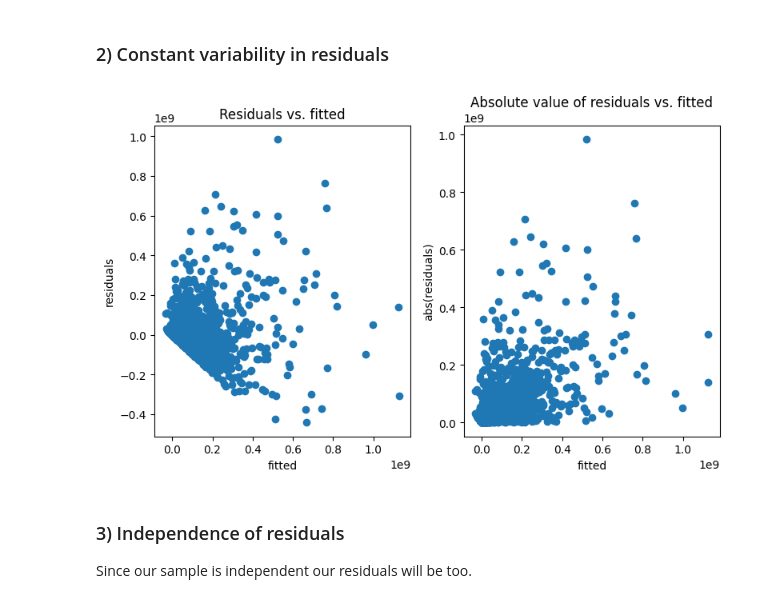
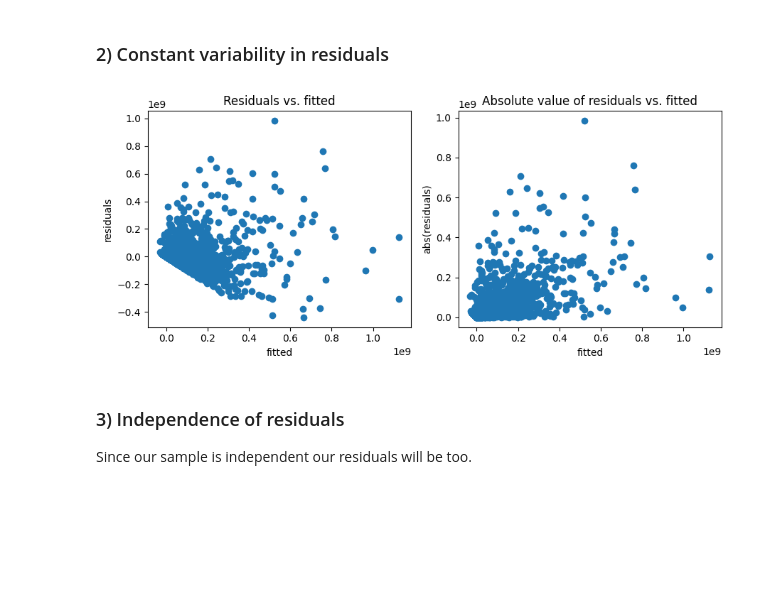
Before and after one commit to WatchmeDoc/MEM264-Applied-Statistics, a Jupyter notebook: analysis/multiple_regression.ipynb, the cells around one changed output. Saved outputs shown, nothing was run; the diff lists cells and outputs as text; code cells hidden in the pictures; blank space fills up the shorter version.

Commit message:
report and some plot changes

```diff
--- a/analysis/multiple_regression.ipynb
+++ b/analysis/multiple_regression.ipynb
@@ -150,25 +150,25 @@ plt.show()
 # %%
 abs_residuals = abs(residuals)
 
-plt.figure(figsize=(8,5))
+plt.figure(figsize=(9,4))
 
 plt.subplot(1,2,1)
 plt.scatter(y_hat, residuals)
 plt.xlabel('fitted')
 plt.ylabel('residuals')
 plt.title('Residuals vs. fitted')
 plt.tight_layout()
 
 plt.subplot(1,2,2)
 plt.scatter(y_hat, abs_residuals)
 plt.xlabel('fitted')
 plt.ylabel('abs(residuals)')
 plt.title('Absolute value of residuals vs. fitted')
 plt.tight_layout()
 
 plt.show()
 # %% [output]
-[figure, old version]
+[figure, new version]
 # %% [markdown]
 ### 3) Independence of residuals
 Since our sample is independent our residuals will be too.
```
Also changed, not shown: parts of 1 cell of this notebook, 1 other file.
